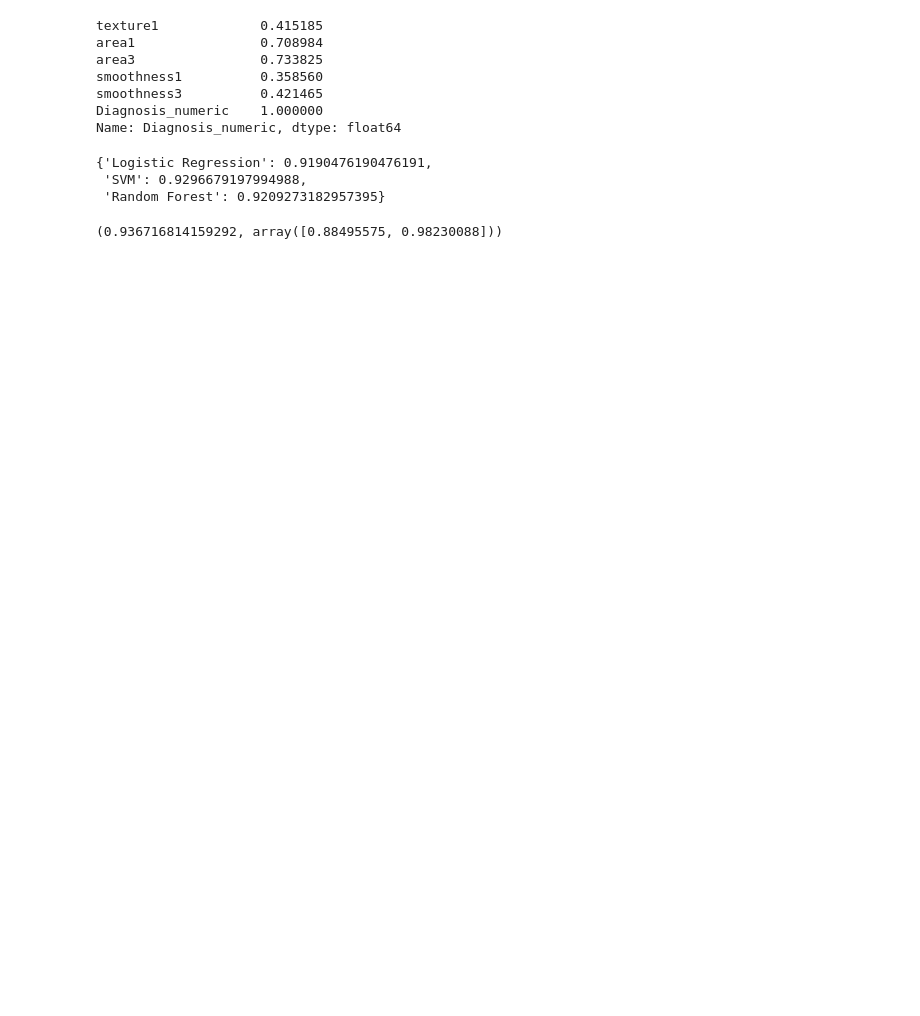
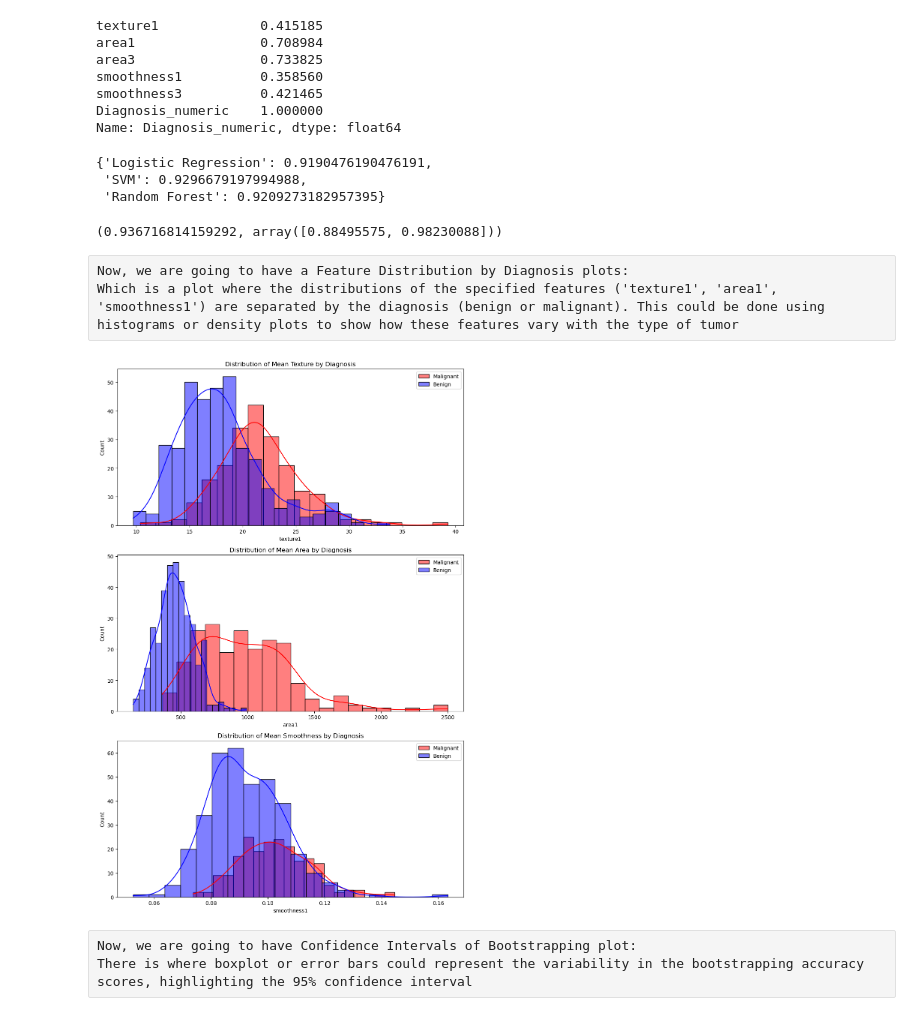
Before and after one commit to makenarudy/BE_175, a Jupyter notebook: final project.ipynb, the cells around one changed output. Cells and saved outputs as stored; diff of their text form; code cells hidden in the pictures; blank space fills up the shorter version.

Commit message:
Add files via upload
Updated file which includes plots as well

```diff
--- a/final project.ipynb
+++ b/final project.ipynb
@@ -1,11 +1,8 @@
 # %%
 import pandas as pd
+data = pd.read_csv('Downloads/breast_cancer_data.csv')
 
-# Load the dataset to get a basic understanding of its structure and contents
-
-dat = pd.read_csv('Downloads/breast_cancer_data.csv')
-
-# Display the first few rows of the dataset to understand its features
+# Display the first few rows of the dataset
 data.head()
 # %% [output]
 |  | Unnamed: 0 | ID | Diagnosis | radius1 | texture1 | perimeter1 | area1 | smoothness1 | compactness1 | ... |
@@ -122,3 +119,39 @@ confidence_interval = np.percentile(svm_accuracy_scores, [2.5, 97.5])
 mean_accuracy, confidence_interval
 # %% [output]
 (0.936716814159292, array([0.88495575, 0.98230088]))
+# %% [raw]
+Now, we are going to have a Feature Distribution by Diagnosis plots:
+Which is a plot where the distributions of the specified features ('texture1', 'area1', 'smoothness1') are separated by the diagnosis (benign or malignant). This could be done using histograms or density plots to show how these features vary with the type of tumor
+# %%
+import matplotlib.pyplot as plt
+import seaborn as sns
+
+# Feature Distribution by Diagnosis
+malignant = data[data['Diagnosis'] == 'M'][['texture1', 'area1', 'smoothness1']]
+benign = data[data['Diagnosis'] == 'B'][['texture1', 'area1', 'smoothness1']]
+
+f, axes = plt.subplots(3, 1, figsize=(10, 15), sharex=False)
+
+# Generating the plots
+sns.histplot(malignant['texture1'], bins=20, color="red", label='Malignant', kde=True, ax=axes[0])
+sns.histplot(benign['texture1'], bins=20, color="blue", label='Benign', kde=True, ax=axes[0])
+axes[0].legend()
+axes[0].set_title('Distribution of Mean Texture by Diagnosis')
+
+sns.histplot(malignant['area1'], bins=20, color="red", label='Malignant', kde=True, ax=axes[1])
+sns.histplot(benign['area1'], bins=20, color="blue", label='Benign', kde=True, ax=axes[1])
+axes[1].legend()
+axes[1].set_title('Distribution of Mean Area by Diagnosis')
+
+sns.histplot(malignant['smoothness1'], bins=20, color="red", label='Malignant', kde=True, ax=axes[2])
+sns.histplot(benign['smoothness1'], bins=20, color="blue", label='Benign', kde=True, ax=axes[2])
+axes[2].legend()
+axes[2].set_title('Distribution of Mean Smoothness by Diagnosis')
+
+plt.tight_layout()
+plt.show()
+# %% [output]
+[figure, added]
+# %% [raw]
+Now, we are going to have Confidence Intervals of Bootstrapping plot:
+There is where boxplot or error bars could represent the variability in the bootstrapping accuracy scores, highlighting the 95% confidence interval
```
Also changed, not shown: parts of 4 cells of this notebook.
